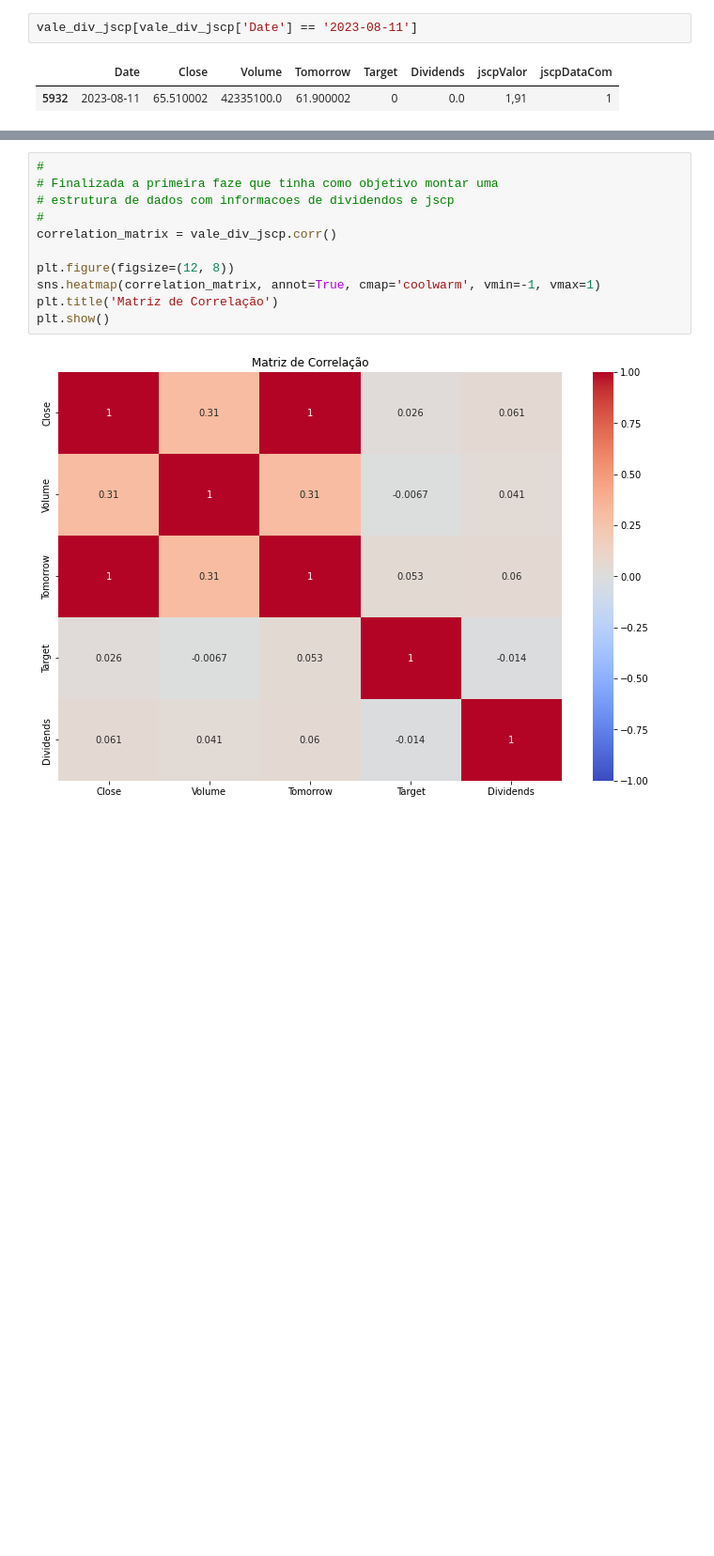
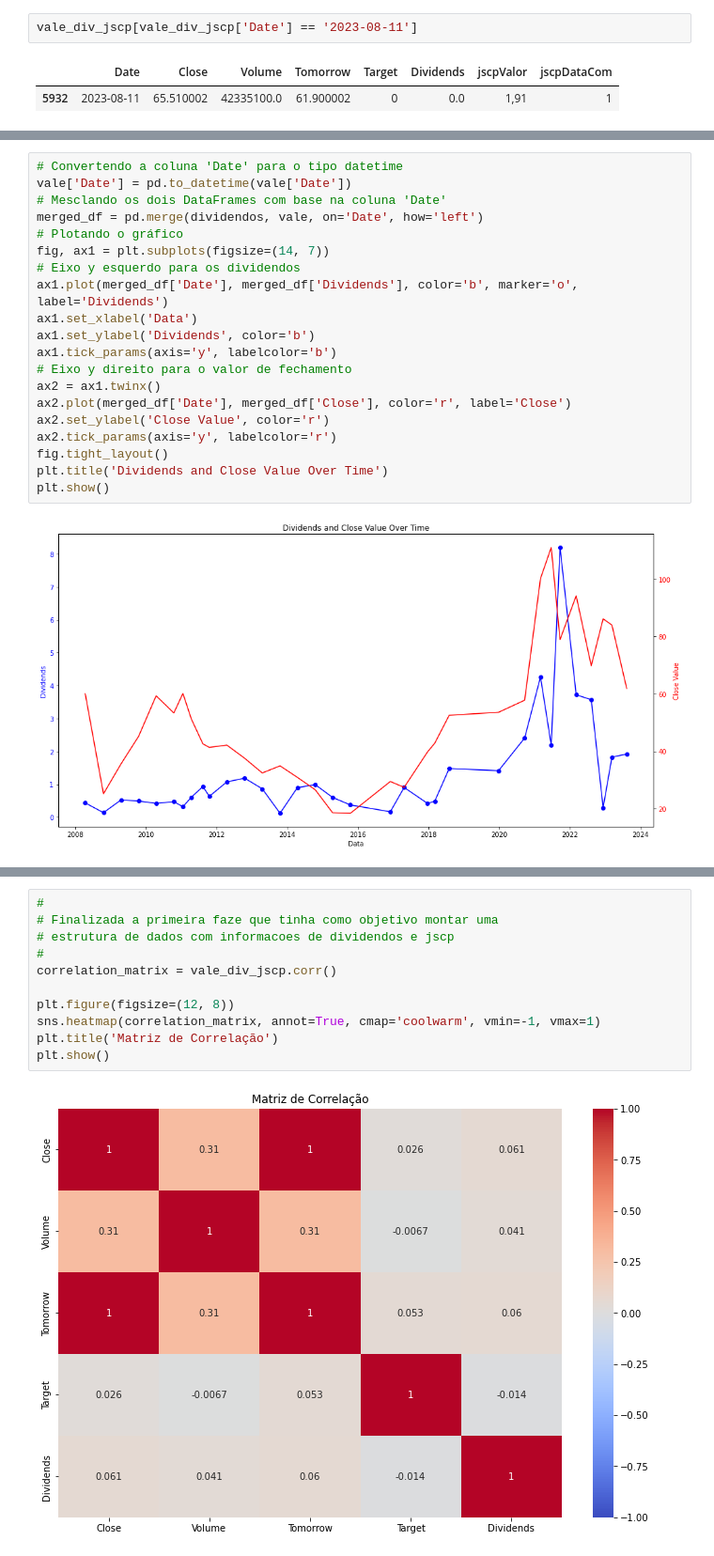
Before and after one commit to essington62/ML-StockAnalisys, a Jupyter notebook: vale3GettingData_v2.ipynb, the cells around one changed output, grey strips where cells are left out. Shown at 94% size. Saved outputs shown, nothing was run; the diff lists cells and outputs as text; blank space fills up the shorter version.

```diff
--- a/vale3GettingData_v2.ipynb
+++ b/vale3GettingData_v2.ipynb
@@ -435,0 +538,22 @@ plt.show()
+# %%
+# Convertendo a coluna 'Date' para o tipo datetime
+vale['Date'] = pd.to_datetime(vale['Date'])
+# Mesclando os dois DataFrames com base na coluna 'Date'
+merged_df = pd.merge(dividendos, vale, on='Date', how='left')
+# Plotando o gráfico
+fig, ax1 = plt.subplots(figsize=(14, 7))
+# Eixo y esquerdo para os dividendos
+ax1.plot(merged_df['Date'], merged_df['Dividends'], color='b', marker='o', label='Dividends')
+ax1.set_xlabel('Data')
+ax1.set_ylabel('Dividends', color='b')
+ax1.tick_params(axis='y', labelcolor='b')
+# Eixo y direito para o valor de fechamento
+ax2 = ax1.twinx()
+ax2.plot(merged_df['Date'], merged_df['Close'], color='r', label='Close')
+ax2.set_ylabel('Close Value', color='r')
+ax2.tick_params(axis='y', labelcolor='r')
+fig.tight_layout()
+plt.title('Dividends and Close Value Over Time')
+plt.show()
+# %% [output]
+[figure, added]
```
Also changed, not shown: parts of 21 cells of this notebook.
